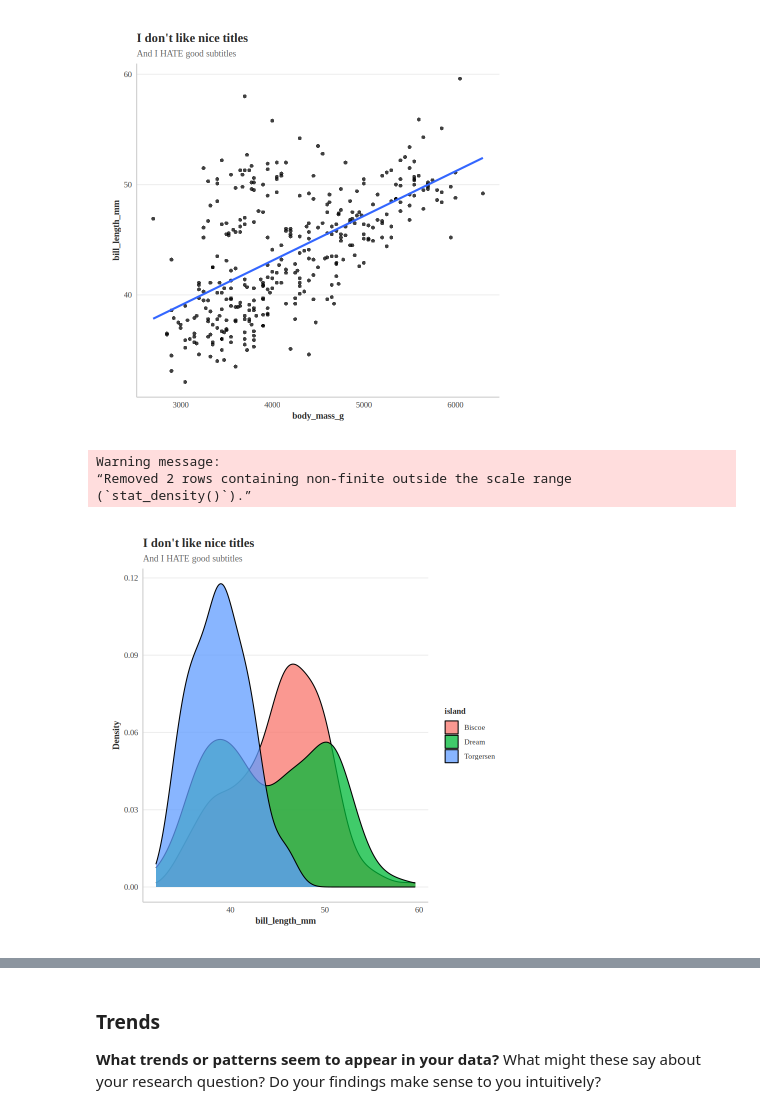
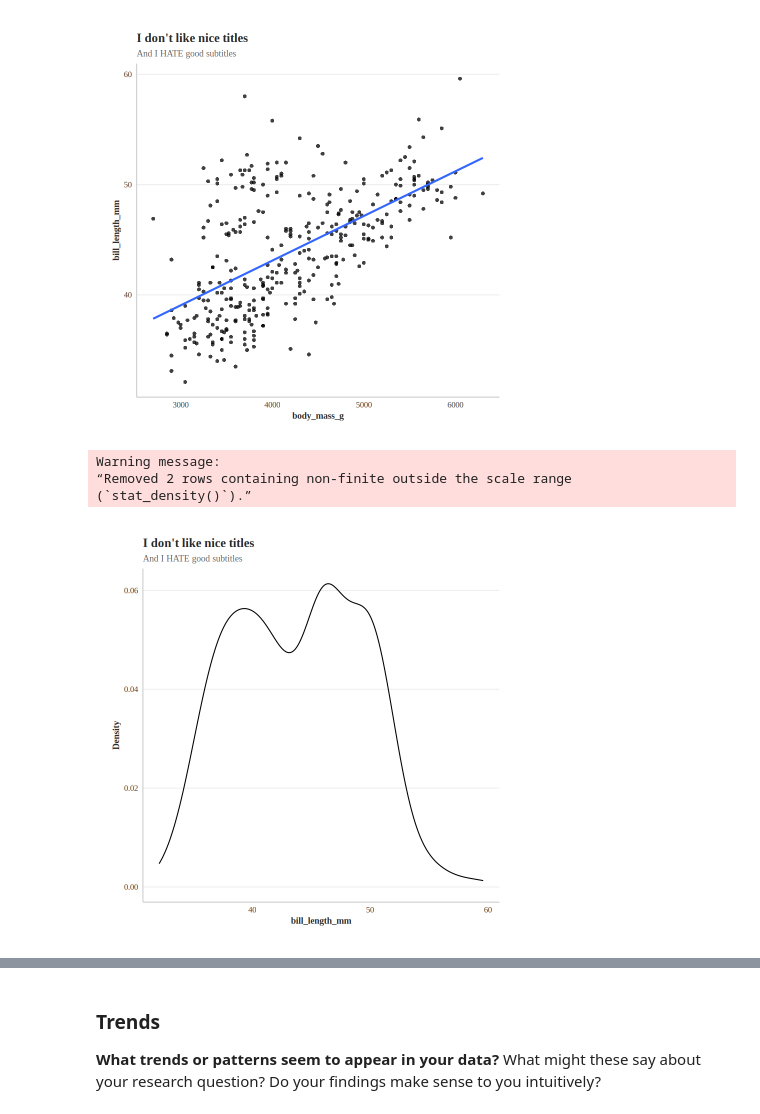
Before and after one commit to ACLA-TDS-26-27/Unit0, a Jupyter notebook: ApResearchCT_BIO.ipynb, the cells around one changed output, grey strips where cells are left out. Cells and saved outputs as stored; diff of their text form; code cells hidden in the pictures.

```diff
--- a/ApResearchCT_BIO.ipynb
+++ b/ApResearchCT_BIO.ipynb
@@ -151,12 +151,11 @@ Warning message:
 [figure]
 # %%
 density_plot(data= penguins%>%filter(island!="NA"),
-             x = bill_length_mm,
-             color_by=island)
+             x = bill_length_mm)
 # %% [output]
 Warning message:
 “Removed 2 rows containing non-finite outside the scale range
 (`stat_density()`).”
-[figure, old version]
+[figure, new version]
 # %%
 box_plot(data = penguins,
```
Also changed, not shown: parts of 2 cells of this notebook.
